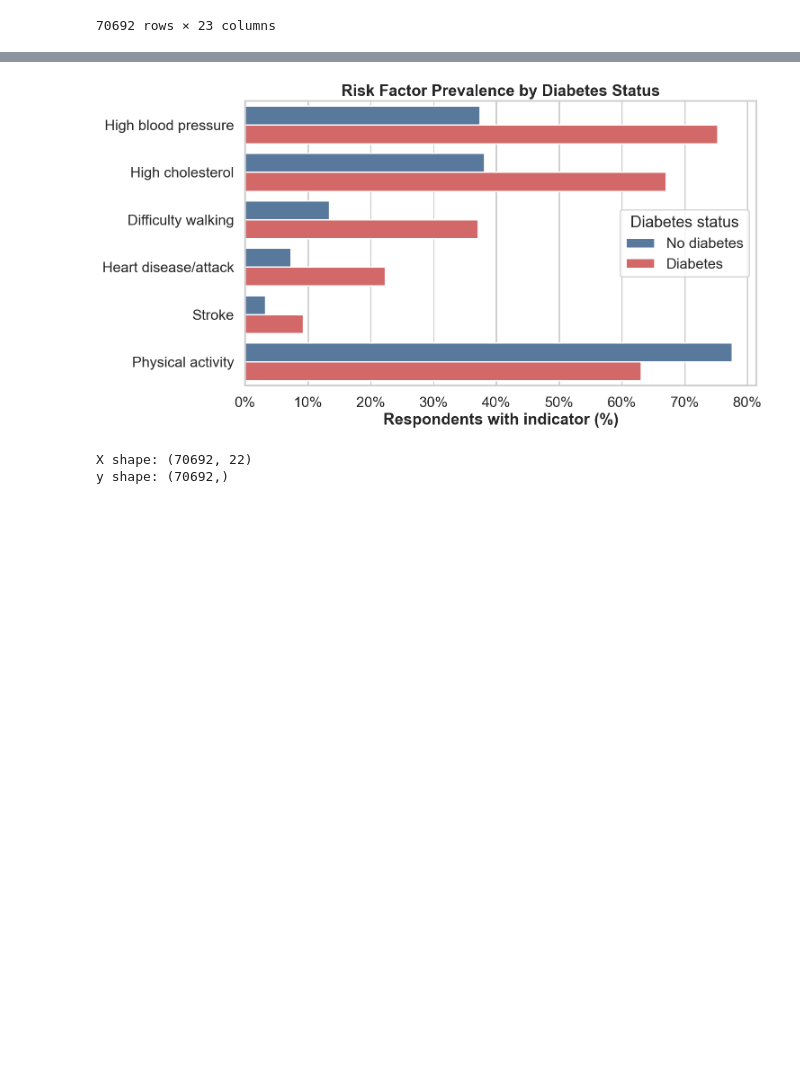
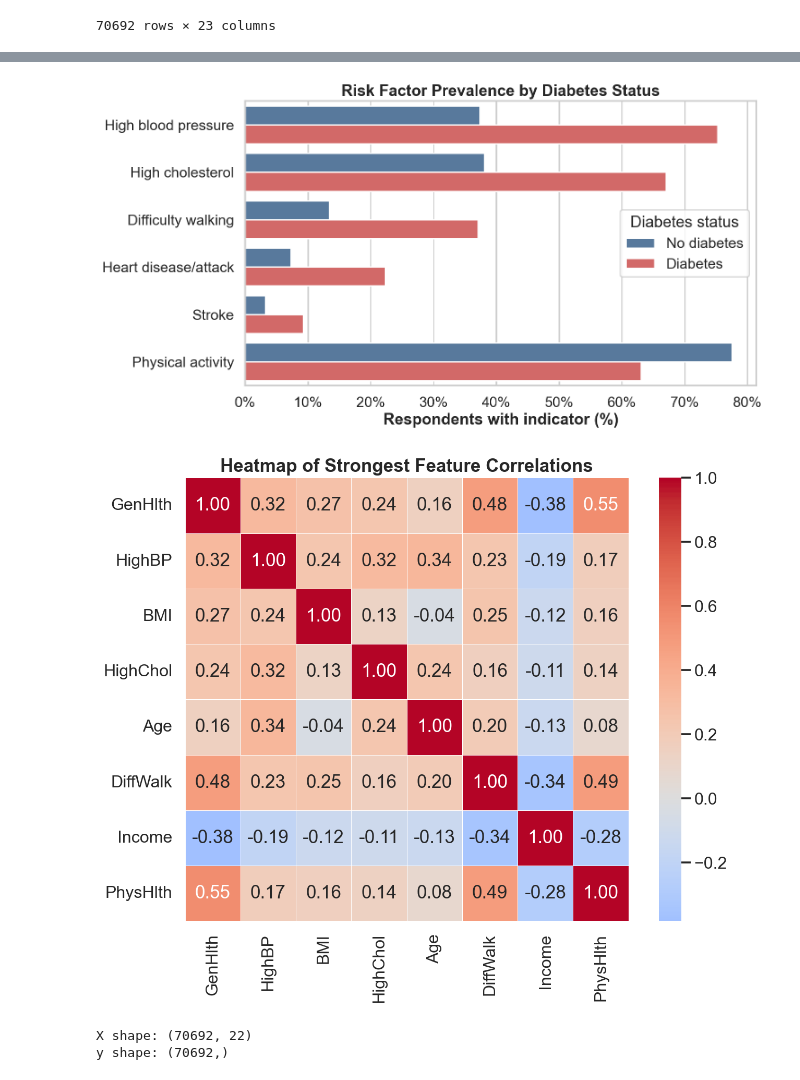
Before and after one commit to alexandra10zam/ML, a Jupyter notebook: ML Lab.ipynb, the cells around one changed output, grey strips where cells are left out. Saved outputs shown, nothing was run; the diff lists cells and outputs as text; code cells hidden in the pictures; blank space fills up the shorter version.

```diff
--- a/ML Lab.ipynb
+++ b/ML Lab.ipynb
@@ -348,16 +363,42 @@ def save_age_profile(df):
 # %%
 
 save_class_balance(df)
 save_target_correlations(df)
 save_bmi_distribution(df)
 save_age_profile(df)
 save_risk_factor_comparison(df)
+
+top_features = (
+    df.corr(numeric_only=True)['Diabetes_binary']
+    .drop('Diabetes_binary')
+    .abs()
+    .sort_values(ascending=False)
+    .head(8)
+    .index.tolist()
+)
+
+strong_corr = df[top_features].corr(numeric_only=True)
+
+plt.figure(figsize=(10, 8))
+sns.heatmap(
+    strong_corr,
+    annot=True,
+    fmt='.2f',
+    cmap='coolwarm',
+    center=0,
+    square=True,
+    linewidths=0.5
+)
+plt.title('Heatmap of Strongest Feature Correlations')
+plt.tight_layout()
+plt.show()
 # %% [output]
 [figure]
 [figure]
 [figure]
 [figure]
 [figure]
+[figure, added]
 # %%
 X = df.drop("Diabetes_binary", axis=1)
 y = df["Diabetes_binary"]
```
Also changed, not shown: parts of 2 cells of this notebook.
